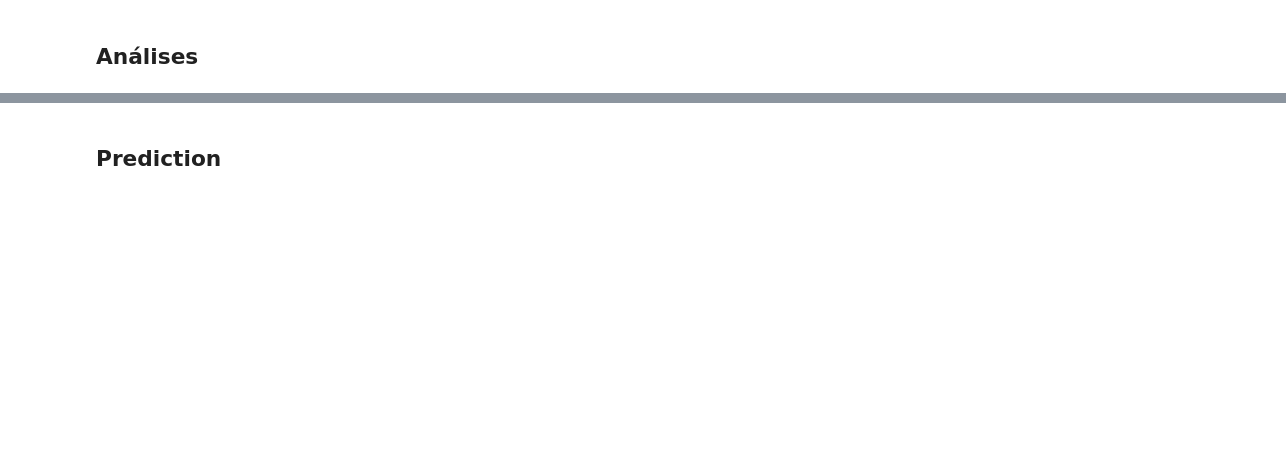
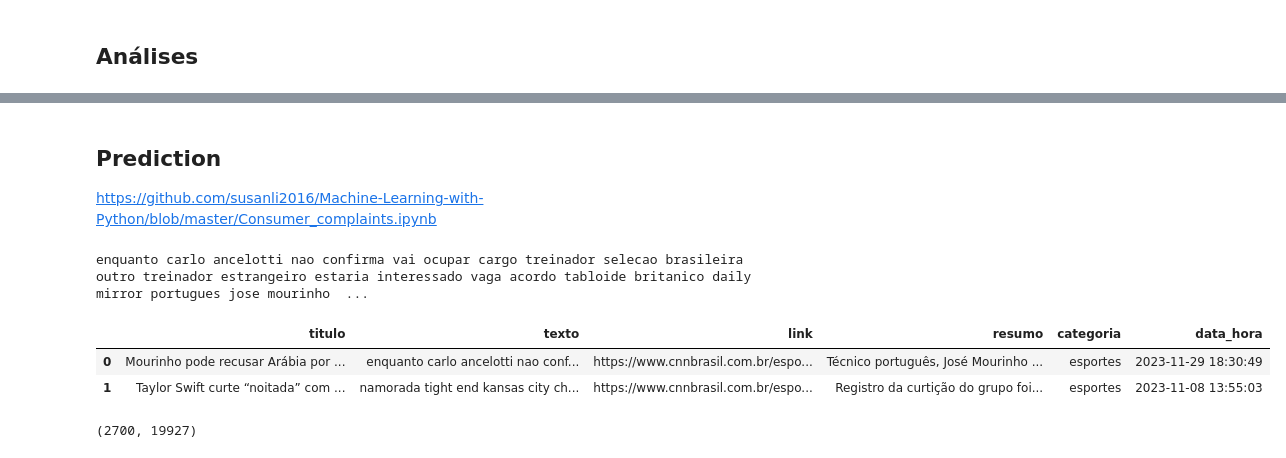
Before and after one commit to BiancaNCoelho/NLP, a Jupyter notebook: T01/Trabalho1.ipynb, the cells around one changed output, grey strips where cells are left out. Drawn from its saved outputs; the diff is of its cells as text; code cells hidden in the pictures; blank space fills up the shorter version.

```diff
--- a/T01/Trabalho1.ipynb
+++ b/T01/Trabalho1.ipynb
@@ -204,2 +204,25 @@ plt.show()
 # %% [markdown]
 ## Prediction
+https://github.com/susanli2016/Machine-Learning-with-Python/blob/master/Consumer_complaints.ipynb
+# %%
+for i in range(len(token_text)):
+    token_text[i] = " ".join(token_text[i])
+print(token_text[0])
+# %% [output]
+enquanto carlo ancelotti nao confirma vai ocupar cargo treinador selecao brasileira outro treinador estrangeiro estaria interessado vaga acordo tabloide britanico daily mirror portugues jose mourinho  ...
+# %%
+df_balanceado['texto'] = token_text
+df_balanceado.head(2)
+# %% [output]
+|  | titulo | texto | link | resumo | categoria | data_hora |
+| 0 | Mourinho pode recusar Arábia por ... | enquanto carlo ancelotti nao conf... | https://www.cnnbrasil.com.br/espo... | Técnico português, José Mourinho ... | esportes | 2023-11-29 18:30:49 |
+| 1 | Taylor Swift curte “noitada” com ... | namorada tight end kansas city ch... | https://www.cnnbrasil.com.br/espo... | Registro da curtição do grupo foi... | esportes | 2023-11-08 13:55:03 |
+# %%
+## Bag of Words model - TF-IDF
+from sklearn.feature_extraction.text import TfidfVectorizer
+tfidf = TfidfVectorizer(sublinear_tf=True, min_df=5, norm='l2', encoding='latin-1', ngram_range=(1, 2), stop_words=sw)
+features = tfidf.fit_transform(df_balanceado.texto).toarray()
+labels = df_balanceado.categoria
+features.shape
+# %% [output]
+(2700, 19927)
```
Also changed, not shown: parts of 9 cells of this notebook.
